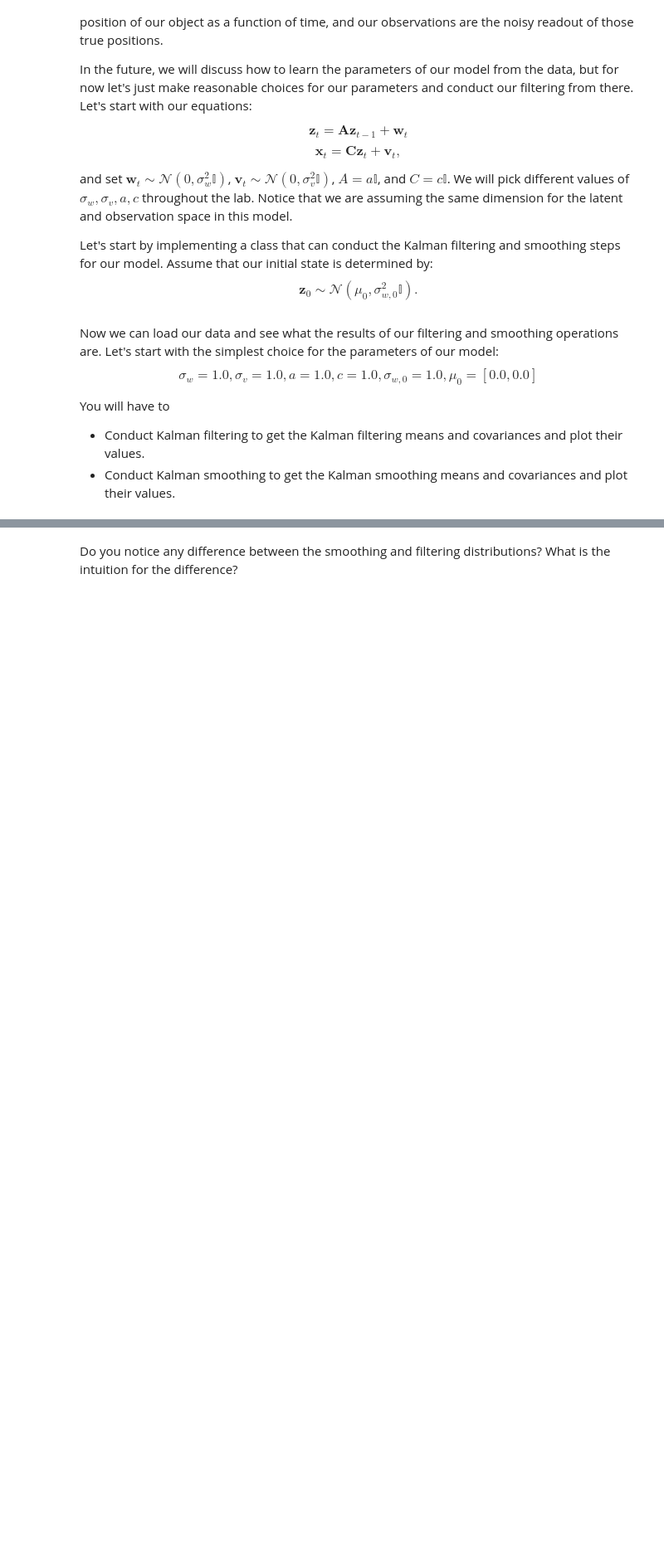
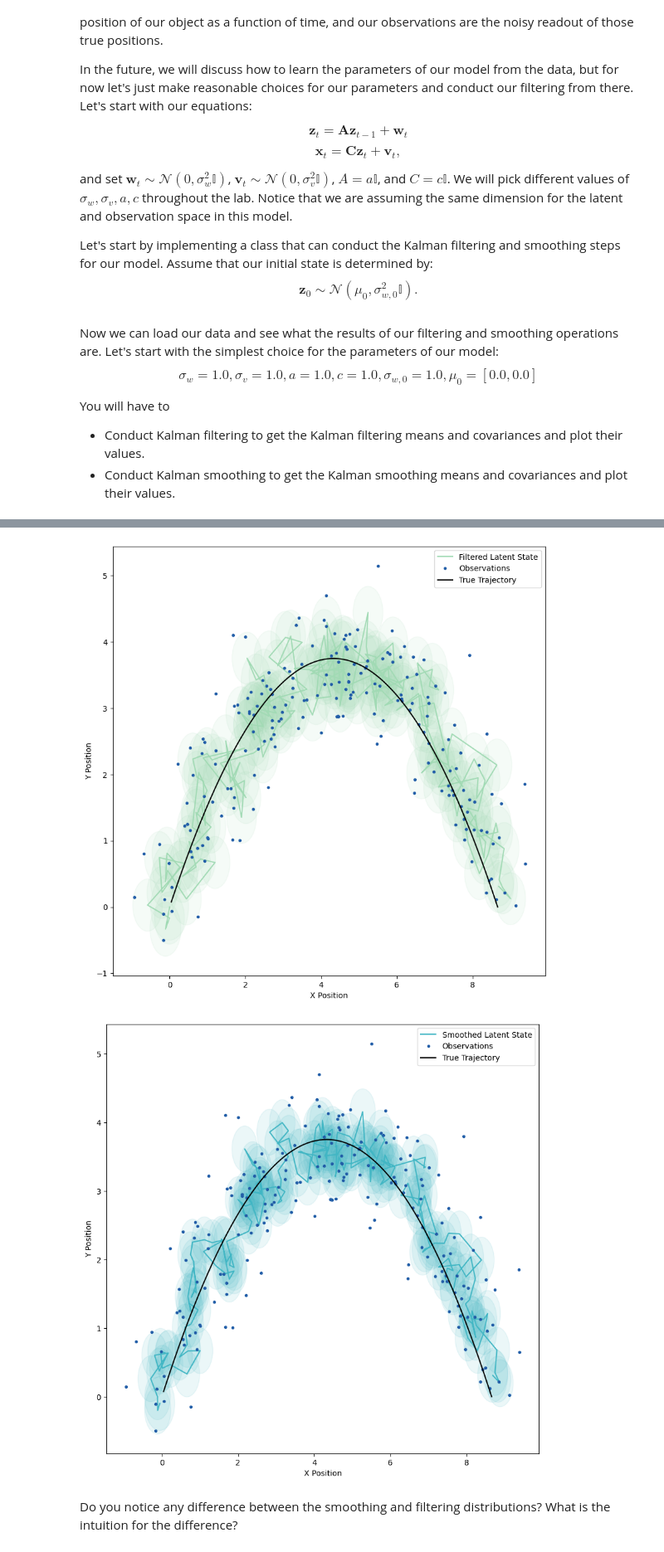
Before and after one commit to AlexMan2000/DS-GA-1018, a Jupyter notebook: labs/lab_5/Lab_5.ipynb, the cells around one changed output, grey strips where cells are left out. Shown at 83% size. Cells and saved outputs as stored; diff of their text form; code cells hidden in the pictures; blank space fills up the shorter version.

```diff
--- a/labs/lab_5/Lab_5.ipynb
+++ b/labs/lab_5/Lab_5.ipynb
@@ -187,37 +240,41 @@ You will have to
 # %%
 # TODO: Load the data.
-data = # TODO
-x_data = # TODO
-y_data = # TODO
-time = # TODO
+data = pd.read_csv("./kinematic_data.csv")
+x_data = data["x_data"]
+y_data = data["y_data"]
+time = data["time"]
 # %%
 # TODO: Conduct Kalman filtering
-data_stack = # TODO - check the args of the class you wrote.
-kalman_filter = # TODO
-filtered_mean, filtered_covariances = # TODO
+data_stack = np.vstack([x_data, y_data])
+data_stack = data_stack.T
+kalman_filter = KalmanFilter(1, 1, 1, 1, 2, 2, 1, np.array([0, 0]))
+filtered_mean, filtered_covariances = kalman_filter.filter(data_stack)
 
 # Now let the visualization tools show you what you have.
 colors = ['#a1dab4','#41b6c4','#225ea8']
 fig, ax = plt.subplots(1, 1, figsize=(10,10), dpi=100)
 plot_means_and_cov(filtered_mean, filtered_covariances, ax, color=colors[0], label='Filtered Latent State')
 ax.plot(x_data, y_data, '.', color=colors[2], label='Observations')
 plot_true_path(time, ax)
 plt.xlabel('X Position')
 plt.ylabel('Y Position')
 plt.legend()
 plt.show()
 
 # TODO: Conduct Kalman smoothing
-smooth_mean, smooth_covariances = # TODO
+smooth_mean, smooth_covariances = kalman_filter.smooth(data_stack)
 
 # Now let the visualization tools show you what you have.
 fig, ax = plt.subplots(1, 1, figsize=(10,10), dpi=100)
 plot_means_and_cov(smooth_mean, smooth_covariances, ax, color=colors[1], label='Smoothed Latent State')
 ax.plot(x_data, y_data, '.', color=colors[2], label='Observations')
 plot_true_path(time, ax)
 plt.xlabel('X Position')
 plt.ylabel('Y Position')
 plt.legend()
 plt.show()
+# %% [output]
+[figure, added]
+[figure, added]
 # %% [markdown]
 Do you notice any difference between the smoothing and filtering distributions? What is the intuition for the difference?
```
Also changed, not shown: parts of 13 cells of this notebook, 1 other file.
